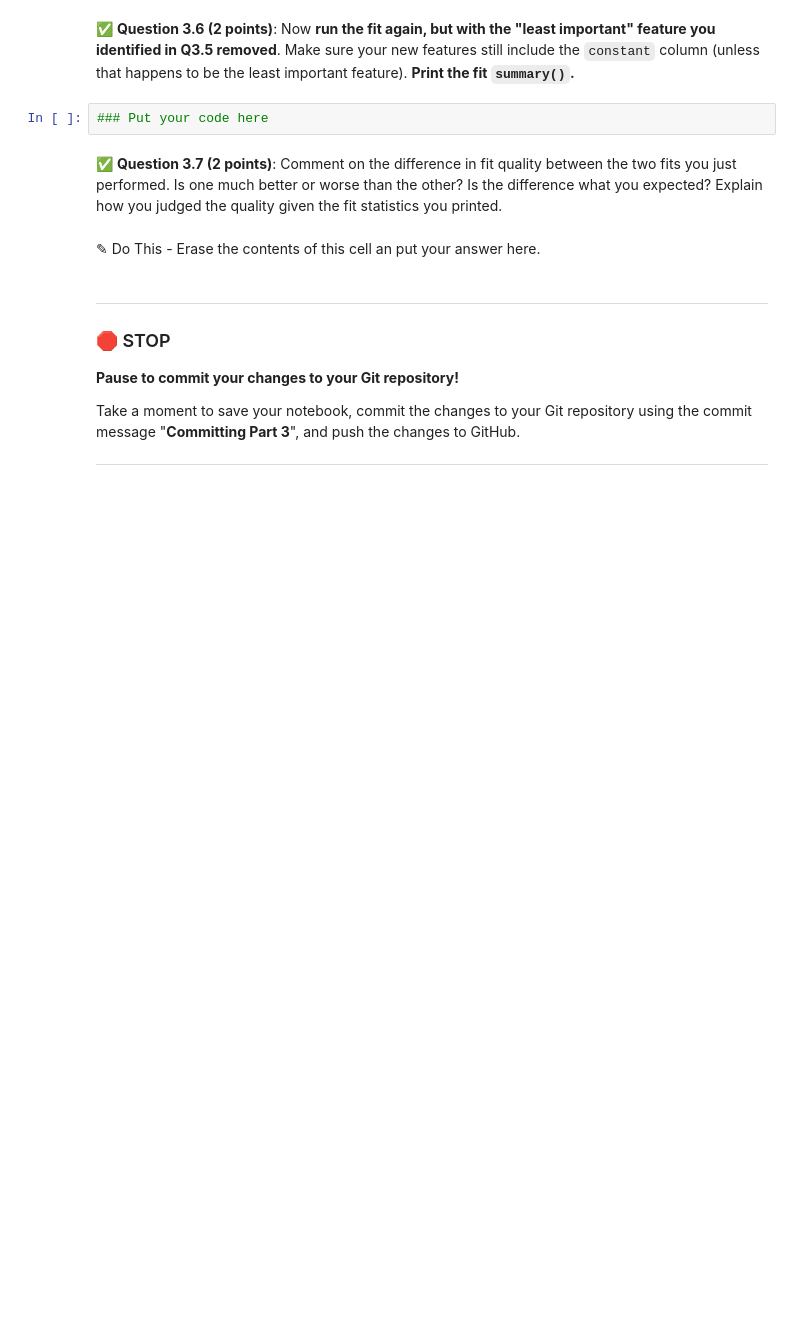
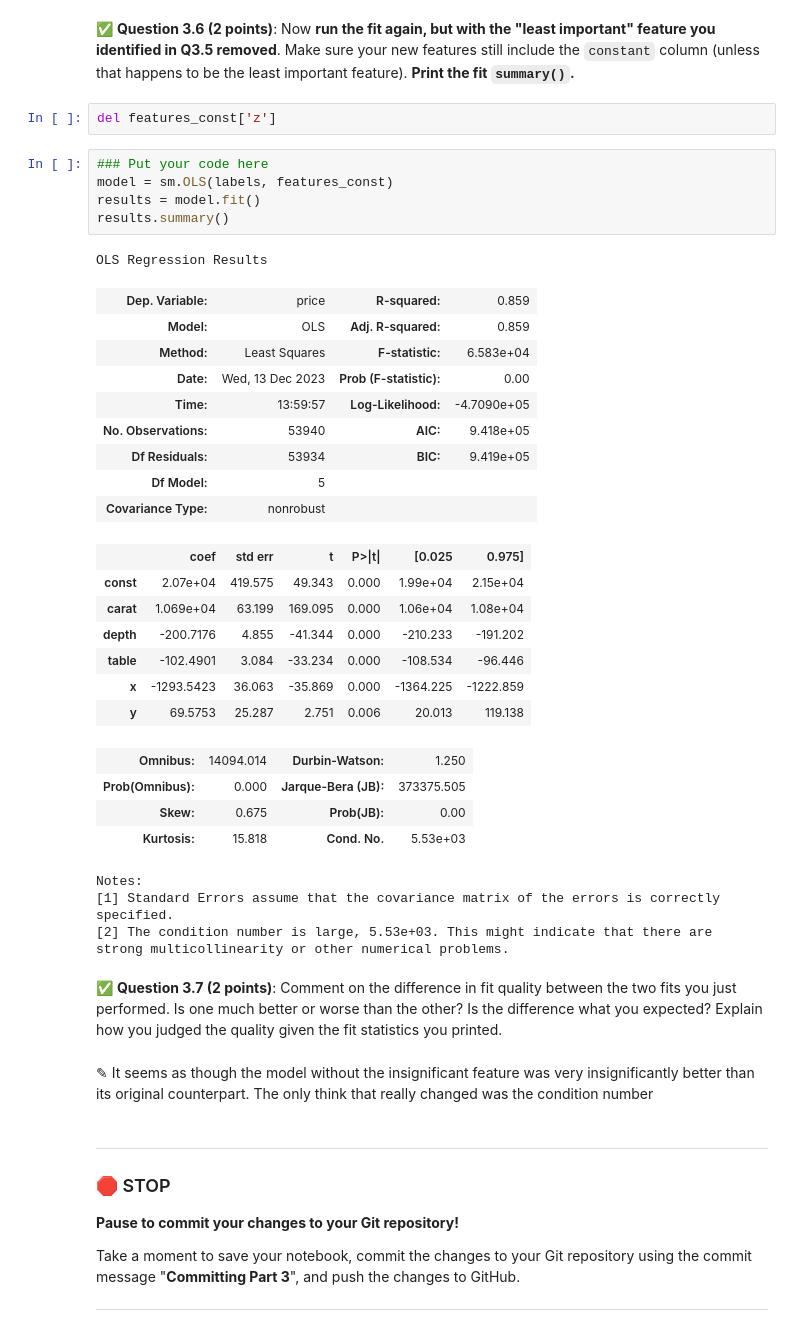
Before and after one commit to BraydenDillon/CMSE202-f23-turnin, a Jupyter notebook: Final/CMSE202-Final-Section001-STUDENT.ipynb, the cells around one changed output. Saved outputs shown, nothing was run; the diff lists cells and outputs as text; blank space fills up the shorter version.

```diff
--- a/Final/CMSE202-Final-Section001-STUDENT.ipynb
+++ b/Final/CMSE202-Final-Section001-STUDENT.ipynb
@@ -234,11 +344,42 @@ Now you will perform the actual fit.
 # %% [markdown]
 &#9989; **Question 3.6 (2 points)**: Now **run the fit again, but with the "least important" feature you identified in Q3.5 removed**. Make sure your new features still include the `constant` column (unless that happens to be the least important feature). **Print the fit `summary()`.**
+# %%
+del features_const['z']
 # %%
 ### Put your code here
+model = sm.OLS(labels, features_const)
+results = model.fit()
+results.summary()
+# %% [output]
+OLS Regression Results
+| Dep. Variable: | price | R-squared: | 0.859 |
+| Model: | OLS | Adj. R-squared: | 0.859 |
+| Method: | Least Squares | F-statistic: | 6.583e+04 |
+| Date: | Wed, 13 Dec 2023 | Prob (F-statistic): | 0.00 |
+| Time: | 13:59:57 | Log-Likelihood: | -4.7090e+05 |
+| No. Observations: | 53940 | AIC: | 9.418e+05 |
+| Df Residuals: | 53934 | BIC: | 9.419e+05 |
+| Df Model: | 5 |  |  |
+| Covariance Type: | nonrobust |  |  |
+|  | coef | std err | t | P>|t| | [0.025 | 0.975] |
+| const | 2.07e+04 | 419.575 | 49.343 | 0.000 | 1.99e+04 | 2.15e+04 |
+| carat | 1.069e+04 | 63.199 | 169.095 | 0.000 | 1.06e+04 | 1.08e+04 |
+| depth | -200.7176 | 4.855 | -41.344 | 0.000 | -210.233 | -191.202 |
+| table | -102.4901 | 3.084 | -33.234 | 0.000 | -108.534 | -96.446 |
+| x | -1293.5423 | 36.063 | -35.869 | 0.000 | -1364.225 | -1222.859 |
+| y | 69.5753 | 25.287 | 2.751 | 0.006 | 20.013 | 119.138 |
+| Omnibus: | 14094.014 | Durbin-Watson: | 1.250 |
+| Prob(Omnibus): | 0.000 | Jarque-Bera (JB): | 373375.505 |
+| Skew: | 0.675 | Prob(JB): | 0.00 |
+| Kurtosis: | 15.818 | Cond. No. | 5.53e+03 |
+Notes:
+[1] Standard Errors assume that the covariance matrix of the errors is correctly specified.
+[2] The condition number is large, 5.53e+03. This might indicate that there are
+strong multicollinearity or other numerical problems.
 # %% [markdown]
 &#9989; **Question 3.7 (2 points)**: Comment on the difference in fit quality between the two fits you just performed. Is one much better or worse than the other? Is the difference what you expected? Explain how you judged the quality given the fit statistics you printed.
-# %% [markdown]
-<font size=+3>&#9998;</font> Do This - Erase the contents of this cell an put your answer here.
+# %% [markdown]
+<font size=+3>&#9998;</font> It seems as though the model without the insignificant feature was very insignificantly better than its original counterpart. The only think that really changed was the condition number
 # %% [markdown]
 ---
 ### &#128721; STOP
```
Also changed, not shown: parts of 12 cells of this notebook, 1 other file.
